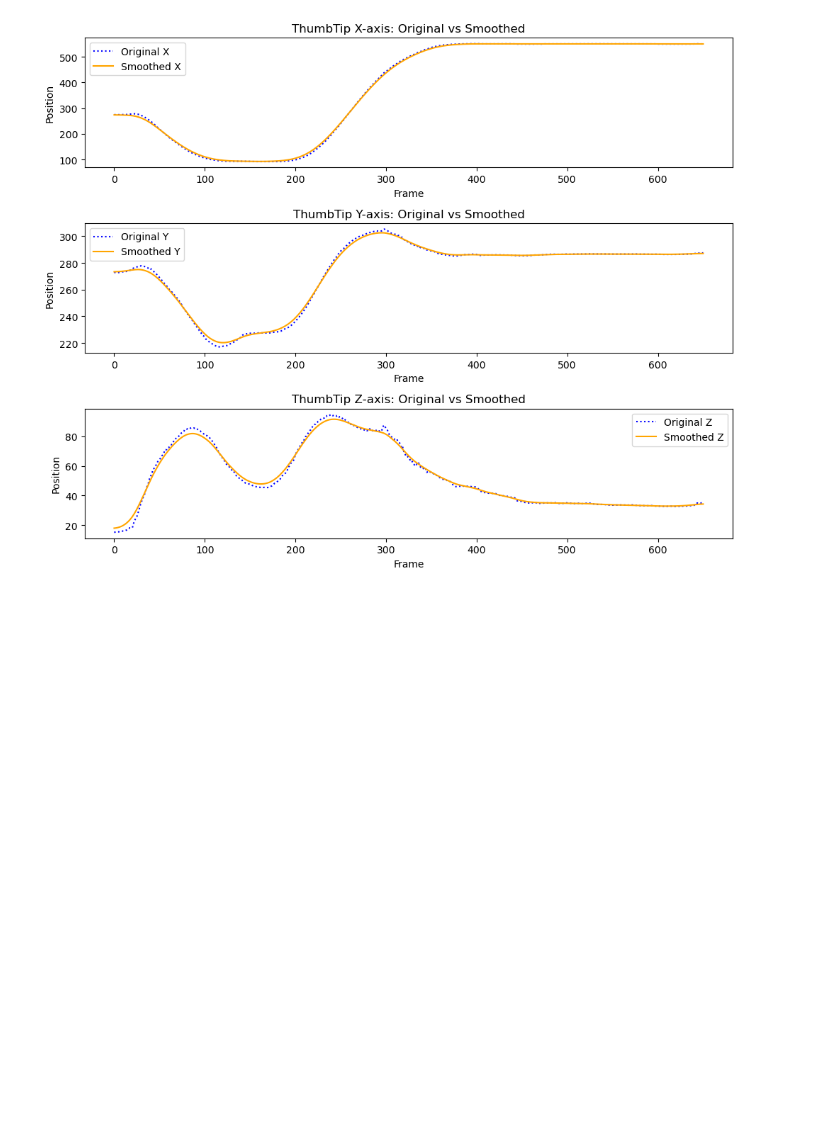
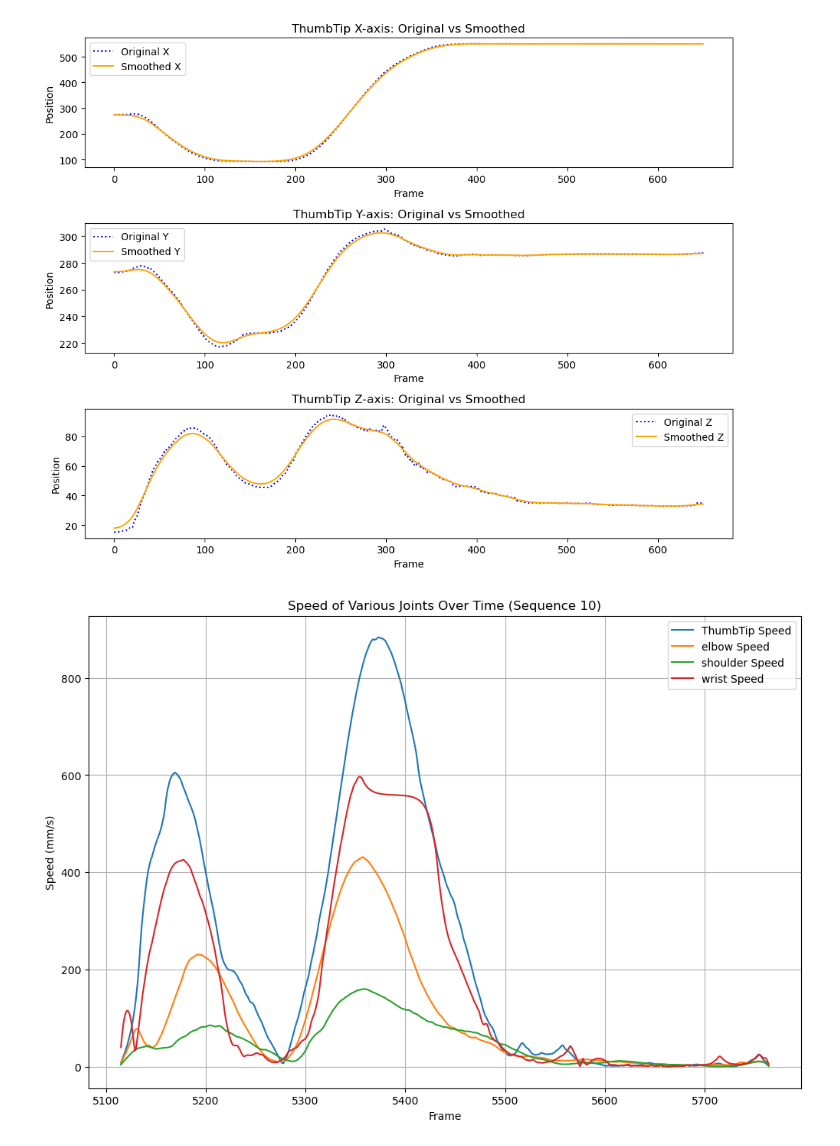
Before and after one commit to mateusz-pawelczyk/ArmTracking, a Jupyter notebook: notebooks/data_cleaning.ipynb, the cells around one changed output. Saved outputs shown, nothing was run; the diff lists cells and outputs as text; code cells hidden in the pictures; blank space fills up the shorter version.

```diff
--- a/notebooks/data_cleaning.ipynb
+++ b/notebooks/data_cleaning.ipynb
@@ -490,3 +486,10 @@ df
 plot_joint_position_with_and_without_smoothing(df_interpolated, joint='ThumbTip', sequence=10, smoothness_factor=1)
 # %% [output]
 [figure]
+# %%
+# smooth cleaned data
+df_smoothed_corrected = apply_kalman_filter_df(df_correct, smoothness_factor=0.5)
+# %%
+plot_joint_speeds(df_smoothed_corrected, 10)
+# %% [output]
+[figure, added]
```
Also changed, not shown: parts of 8 cells of this notebook, 5 other files.
